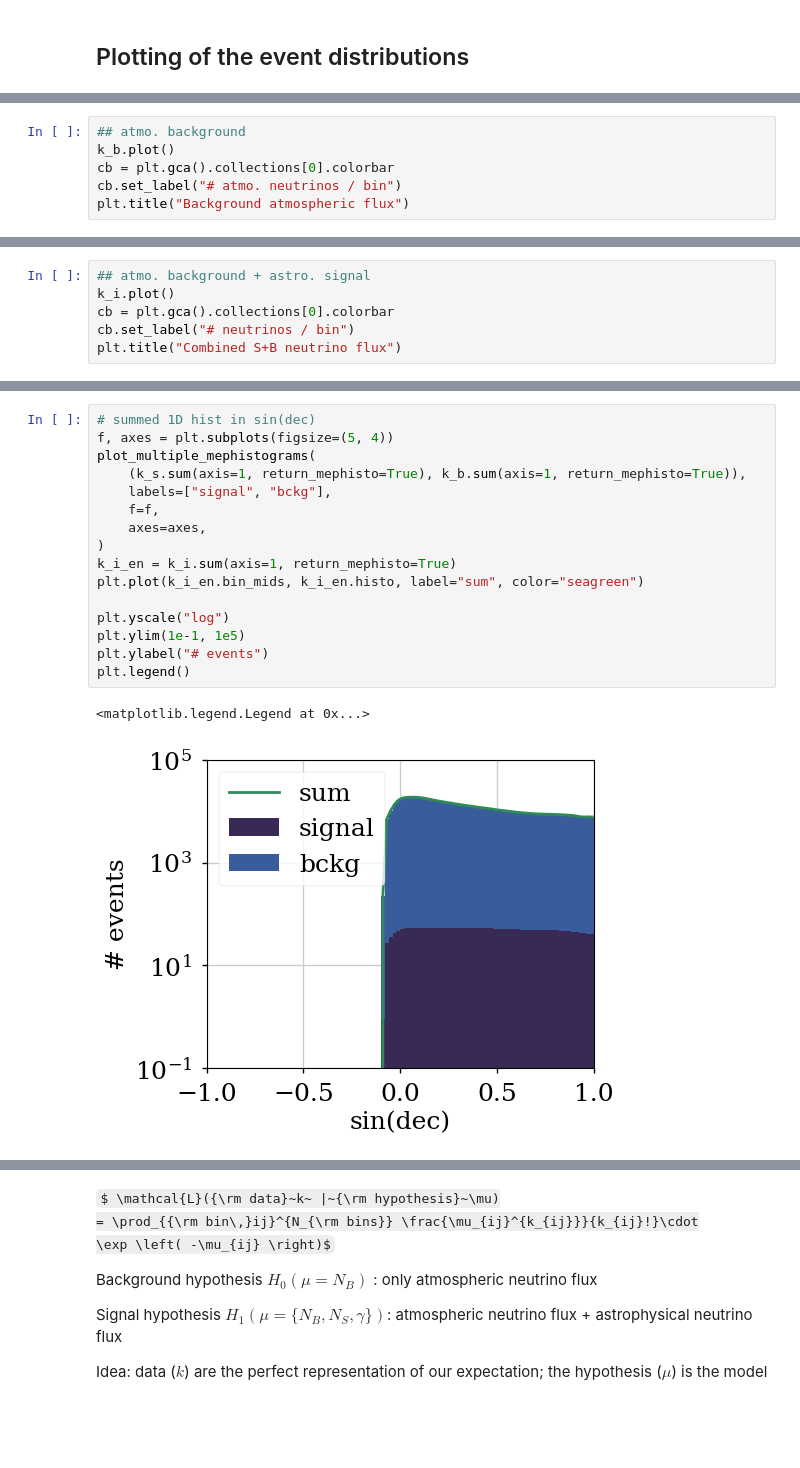
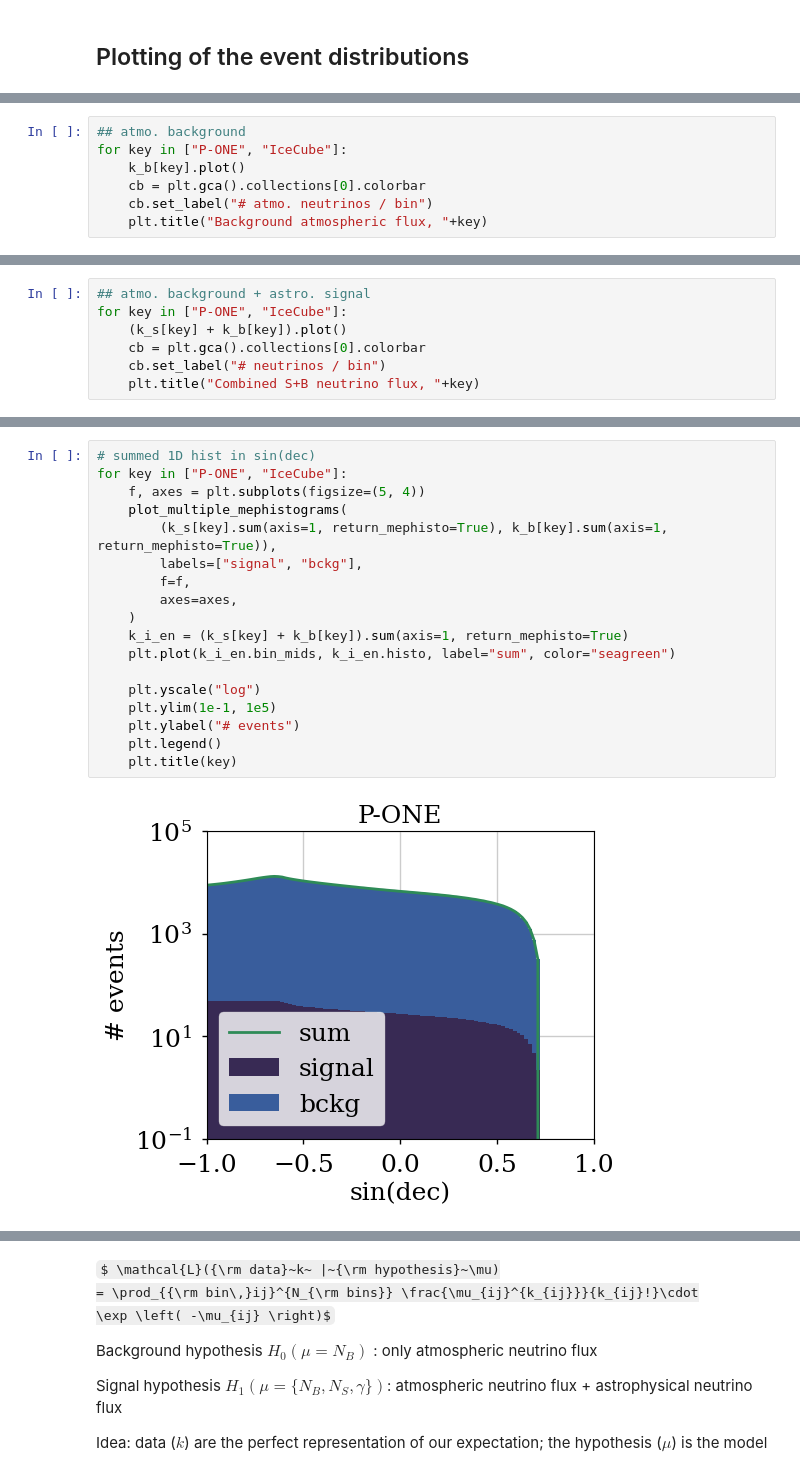
Before and after one commit to PLEnuM-group/Plenum, a Jupyter notebook: notebooks/demo/demo_flux_to_events_diffuse_multi.ipynb, the cells around one changed output, grey strips where cells are left out. Drawn from its saved outputs; the diff is of its cells as text; some formulas as TeX source; blank space fills up the shorter version.

Commit message:
multi llh works

```diff
--- a/notebooks/demo/demo_flux_to_events_diffuse_multi.ipynb
+++ b/notebooks/demo/demo_flux_to_events_diffuse_multi.ipynb
@@ -249,7 +270,8 @@ Text(0.5, 1.0, 'Signal astrophysical flux')
 # %%
 ## atmo. background
-k_b.plot()
-cb = plt.gca().collections[0].colorbar
-cb.set_label("# atmo. neutrinos / bin")
-plt.title("Background atmospheric flux")
+for key in ["P-ONE", "IceCube"]:
+    k_b[key].plot()
+    cb = plt.gca().collections[0].colorbar
+    cb.set_label("# atmo. neutrinos / bin")
+    plt.title("Background atmospheric flux, "+key)
 # %% [output]
@@ -258,7 +280,8 @@ Text(0.5, 1.0, 'Background atmospheric flux')
 # %%
 ## atmo. background + astro. signal
-k_i.plot()
-cb = plt.gca().collections[0].colorbar
-cb.set_label("# neutrinos / bin")
-plt.title("Combined S+B neutrino flux")
+for key in ["P-ONE", "IceCube"]:
+    (k_s[key] + k_b[key]).plot()
+    cb = plt.gca().collections[0].colorbar
+    cb.set_label("# neutrinos / bin")
+    plt.title("Combined S+B neutrino flux, "+key)
 # %% [output]
@@ -286,19 +311,20 @@ plt.legend()
 # %%
 # summed 1D hist in sin(dec)
-f, axes = plt.subplots(figsize=(5, 4))
-plot_multiple_mephistograms(
-    (k_s.sum(axis=1, return_mephisto=True), k_b.sum(axis=1, return_mephisto=True)),
-    labels=["signal", "bckg"],
-    f=f,
-    axes=axes,
-)
-k_i_en = k_i.sum(axis=1, return_mephisto=True)
-plt.plot(k_i_en.bin_mids, k_i_en.histo, label="sum", color="seagreen")
+for key in ["P-ONE", "IceCube"]:
+    f, axes = plt.subplots(figsize=(5, 4))
+    plot_multiple_mephistograms(
+        (k_s[key].sum(axis=1, return_mephisto=True), k_b[key].sum(axis=1, return_mephisto=True)),
+        labels=["signal", "bckg"],
+        f=f,
+        axes=axes,
+    )
+    k_i_en = (k_s[key] + k_b[key]).sum(axis=1, return_mephisto=True)
+    plt.plot(k_i_en.bin_mids, k_i_en.histo, label="sum", color="seagreen")
 
-plt.yscale("log")
-plt.ylim(1e-1, 1e5)
-plt.ylabel("# events")
-plt.legend()
+    plt.yscale("log")
+    plt.ylim(1e-1, 1e5)
+    plt.ylabel("# events")
+    plt.legend()
+    plt.title(key)
 # %% [output]
-<matplotlib.legend.Legend at 0x...>
-[figure, old version]
+[figure, new version]
```
Also changed, not shown: parts of 21 cells of this notebook, 1 other file.
